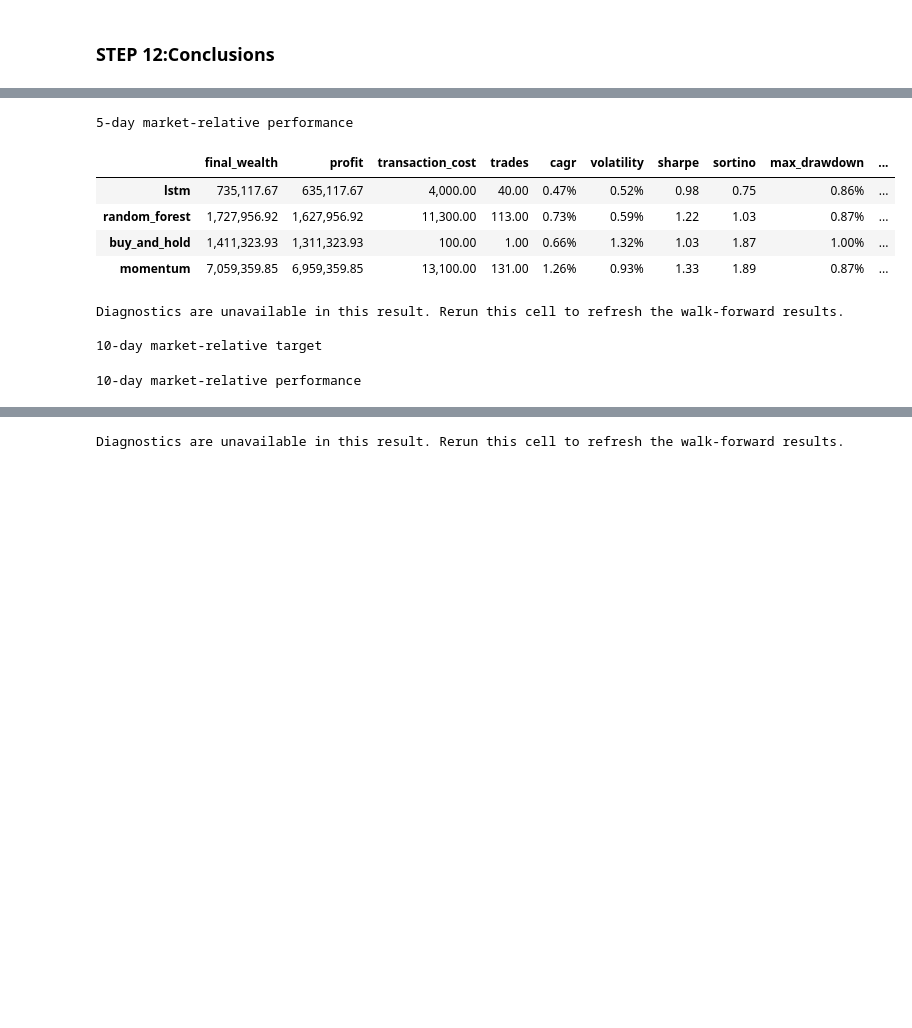
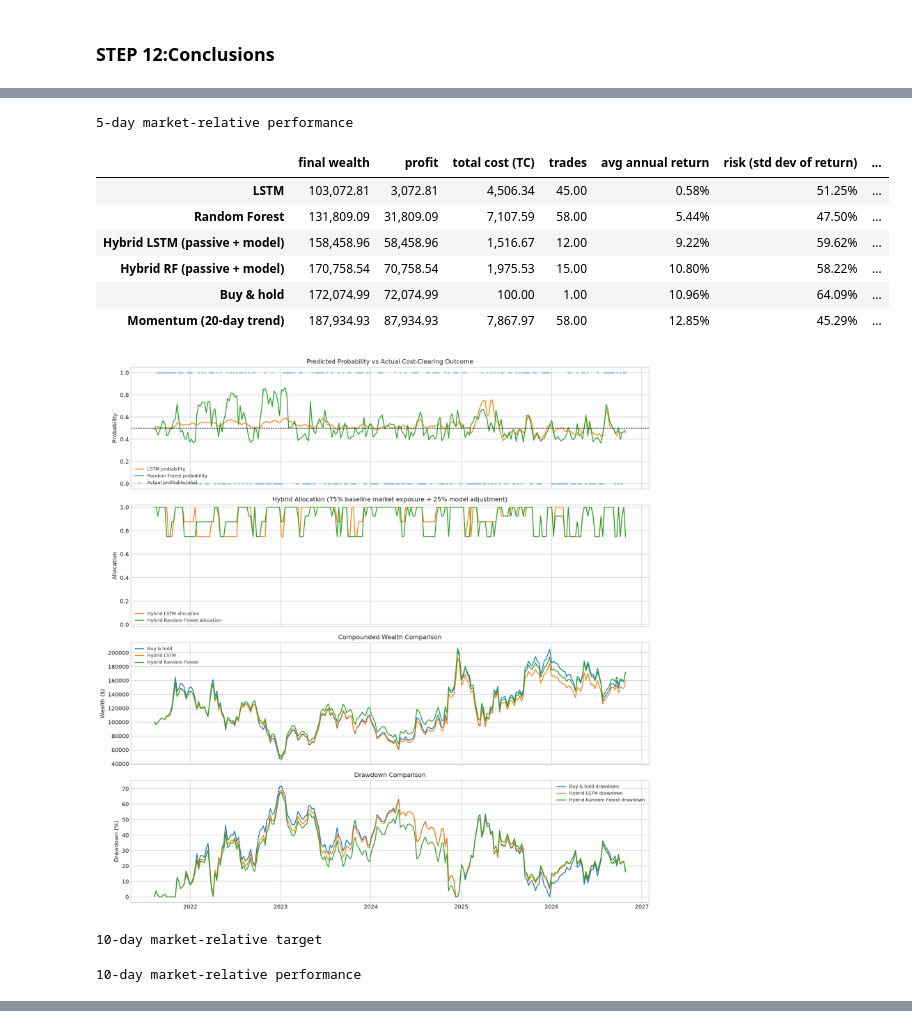
Before and after one commit to chocopog/EcoPBL, a Jupyter notebook: LSTMmodel.ipynb, the cells around one changed output, grey strips where cells are left out. Drawn from its saved outputs; the diff is of its cells as text; code cells hidden in the pictures; blank space fills up the shorter version.

Commit message:
Updated to use Eco terms we would actually be familiar with

```diff
--- a/LSTMmodel.ipynb
+++ b/LSTMmodel.ipynb
@@ -697,13 +1317,20 @@ train_data = dataset.iloc[:split_idx]
 shortage_ret = train_data.loc[train_data["excess_demand"] > 0, "target"].mean() * 100
 surplus_ret = train_data.loc[train_data["excess_demand"] < 0, "target"].mean() * 100
 
+from scipy import stats
+# regression of next-day return on excess demand: target = a + b * excess_demand
+ed_reg = stats.linregress(train_data["excess_demand"], train_data["target"])
+
 print("=" * 76)
 print(f"ECONOMICS PBL REPORT: {stock_label} (Test Days: {len(actual_returns)})")
 print("=" * 76)
 print("1) DEMAND AND SUPPLY DYNAMICS:")
 print(f"   • Next-day return following SHORTAGE : {shortage_ret:+.3f}%")
 print(f"   • Next-day return following SURPLUS  : {surplus_ret:+.3f}%")
-if shortage_ret > surplus_ret:
+print(f"   • Regression: next-day return = a + b * excess demand -> b = {ed_reg.slope:.4f}, R^2 = {ed_reg.rvalue ** 2:.4f}, p-value of b = {ed_reg.pvalue:.3f}")
+if ed_reg.pvalue >= 0.05:
+    print("   • b is not statistically significant at the 5% level, so this alone cant be treated as a real pattern.")
+elif ed_reg.slope > 0:
     print("   • Conclusion: Price adjustments adhere to the Law of Supply and Demand.")
 else:
     print("   • Conclusion: Rapid market arbitrage balances short-term volume imbalances quickly.")
@@ -727,27 +1354,63 @@ print(f"\n4) INVESTOR UTILITY ANALYSIS:")
 print(f"   • Net Utility Change (LSTM Strategy) : {du_strat:+.4f} utils")
 print(f"   • Net Utility Change (Buy & Hold)    : {du_bh:+.4f} utils")
 print("   • Diminishing MU explains why steady, lower-volatility returns are preferred by risk-averse people.")
+print("\n5) REGRESSION CHECKS:")
+# is the LSTM's error smaller than the naive forecast's error? t-test on the difference of squared errors
+se_naive = actual_returns ** 2
+se_lstm = (actual_returns - pred_returns) ** 2
+tt = stats.ttest_rel(se_naive, se_lstm)
+print(f"   • Squared error, naive vs LSTM (t-test on the difference): t = {tt.statistic:.2f}, p = {tt.pvalue:.3f}  (t > 0 means the LSTM error is smaller)")
+
+# does yesterday's return explain today's return? regress r_t on r_(t-1) (training period)
+r_series = train_data["price_change"].values
+lag_reg = stats.linregress(r_series[:-1], r_series[1:])
+print(f"   • Regression r_t = a + b * r_(t-1): b = {lag_reg.slope:.4f}, R^2 = {lag_reg.rvalue ** 2:.4f}, p-value of b = {lag_reg.pvalue:.3f}")
+
+# actual return vs LSTM forecast on the test period: actual = a + b * forecast (perfect forecast would give a = 0, b = 1)
+fc_reg = stats.linregress(pred_returns, actual_returns)
+print(f"   • Regression actual = a + b * LSTM forecast (test): a = {fc_reg.intercept:.4f}, b = {fc_reg.slope:.3f}, R^2 = {fc_reg.rvalue ** 2:.4f}, p-value of b = {fc_reg.pvalue:.3f}")
 print("=" * 76)
 
 # Walk-forward classification: market-relative 5/10-day targets, LSTM, Random Forest, regimes, and risk metrics.
-from strategy import run_walk_forward, benchmark_ticker
-from plots import plot_walk_forward_diagnostics
-from data import load_data
-benchmark_symbol = benchmark_ticker(TICKER)
-benchmark_df, _, _ = load_data(benchmark_symbol, START_DATE, END_DATE)
-walk_forward_results = {str(h): run_walk_forward(raw_df, benchmark_df, CAPITAL, TC_RATE, EPOCHS, h) for h in (5, 10)}
+benchmark_symbol = embedded_benchmark_ticker(TICKER)
+benchmark_df, _, bench_is_sim = embedded_load_data(benchmark_symbol, START_DATE, END_DATE)
+if bench_is_sim:
+    # the market-relative target is meaningless on fake benchmark data, so stop instead of silently carrying on
+    raise RuntimeError(f"Could not download the benchmark {benchmark_symbol}; got simulated data instead. Check the connection and rerun.")
+rf_annual = EMBEDDED_RF_ANNUAL.get(benchmark_symbol, 0.04)
+# only the labels shown in the table are renamed, the keys in the results dict stay the same
+term_names = {
+    "final_wealth": "final wealth", "profit": "profit", "transaction_cost": "total cost (TC)", "trades": "trades",
+    "cagr": "avg annual return", "volatility": "risk (std dev of return)",
+    "sharpe": "return per unit of risk", "sortino": "return per unit of downside risk",
+    "max_drawdown": "worst fall from peak", "win_rate": "periods with profit",
+    "turnover": "trading frequency", "folds": "test splits",
+}
+strategy_names = {
+    "lstm": "LSTM", "random_forest": "Random Forest", "hybrid_lstm": "Hybrid LSTM (passive + model)",
+    "hybrid_random_forest": "Hybrid RF (passive + model)", "buy_and_hold": "Buy & hold", "momentum": "Momentum (20-day trend)",
+}
+from IPython.display import Image, display
+walk_forward_results = {str(h): embedded_run_walk_forward(raw_df, benchmark_df, CAPITAL, TC_RATE, EPOCHS, h, rf_annual=rf_annual) for h in (5, 10)}
 for horizon, result in walk_forward_results.items():
     print(f"\n{horizon}-day market-relative target")
     report = pd.DataFrame(result["walk_forward"]).T
     percentage_columns = ["cagr", "volatility", "max_drawdown", "win_rate", "turnover"]
+    # these are stored as fractions, multiply by 100 so the % sign in the table is correct
+    for column in percentage_columns:
+        if column in report:
+            report[column] = report[column] * 100
     currency_columns = ["final_wealth", "profit", "transaction_cost"]
     format_map = {column: "{:,.2f}" for column in report.columns}
     format_map.update({column: "{:,.2f}%" for column in percentage_columns if column in report})
     format_map.update({column: "{:,.2f}" for column in currency_columns if column in report})
-    display(report.style.format(format_map, na_rep="-").set_caption(f"{horizon}-day market-relative performance"))
+    display(report.rename(columns=term_names, index=strategy_names).style
+            .format({term_names.get(k, k): v for k, v in format_map.items()}, na_rep="-")
+            .set_caption(f"{horizon}-day market-relative performance"))
     diagnostics = result.get("_diagnostics", [])
     if diagnostics:
-        plot_walk_forward_diagnostics(diagnostics, result["walk_forward"], CURRENCY, f"{OUT_DIR}/{horizon}_day_diagnostics.png")
+        embedded_plot_walk_forward_diagnostics(diagnostics, result["walk_forward"], CURRENCY, f"{OUT_DIR}/{horizon}_day_diagnostics.png")
+        display(Image(filename=f"{OUT_DIR}/{horizon}_day_diagnostics.png"))  # show the saved figure in the notebook too
     else:
         print("Diagnostics are unavailable in this result. Rerun this cell to refresh the walk-forward results.")
 # %% [output]
@@ -768,13 +1431,14 @@ ECONOMICS PBL REPORT: TSLA (Tesla Inc.) (Test Days: 593)
 ============================================================================
 
 5-day market-relative target
 5-day market-relative performance
-|  | final_wealth | profit | transaction_cost | trades | cagr | volatility | sharpe | sortino | max_drawdown | ... |
-| lstm | 735,117.67 | 635,117.67 | 4,000.00 | 40.00 | 0.47% | 0.52% | 0.98 | 0.75 | 0.86% | ... |
-| random_forest | 1,727,956.92 | 1,627,956.92 | 11,300.00 | 113.00 | 0.73% | 0.59% | 1.22 | 1.03 | 0.87% | ... |
-| buy_and_hold | 1,411,323.93 | 1,311,323.93 | 100.00 | 1.00 | 0.66% | 1.32% | 1.03 | 1.87 | 1.00% | ... |
-| momentum | 7,059,359.85 | 6,959,359.85 | 13,100.00 | 131.00 | 1.26% | 0.93% | 1.33 | 1.89 | 0.87% | ... |
+|  | final wealth | profit | total cost (TC) | trades | avg annual return | risk (std dev of return) | ... |
+| LSTM | 103,072.81 | 3,072.81 | 4,506.34 | 45.00 | 0.58% | 51.25% | ... |
+| Random Forest | 131,809.09 | 31,809.09 | 7,107.59 | 58.00 | 5.44% | 47.50% | ... |
+| Hybrid LSTM (passive + model) | 158,458.96 | 58,458.96 | 1,516.67 | 12.00 | 9.22% | 59.62% | ... |
+| Hybrid RF (passive + model) | 170,758.54 | 70,758.54 | 1,975.53 | 15.00 | 10.80% | 58.22% | ... |
+| Buy & hold | 172,074.99 | 72,074.99 | 100.00 | 1.00 | 10.96% | 64.09% | ... |
+| Momentum (20-day trend) | 187,934.93 | 87,934.93 | 7,867.97 | 58.00 | 12.85% | 45.29% | ... |
+[figure, added]
-Diagnostics are unavailable in this result. Rerun this cell to refresh the walk-forward results.
-
 10-day market-relative target
 10-day market-relative performance
@@ -786 +1451,0 @@ Diagnostics are unavailable in this result. Rerun this cell to refresh the walk-
-Diagnostics are unavailable in this result. Rerun this cell to refresh the walk-forward results.
```
Also changed, not shown: parts of 14 cells of this notebook.
